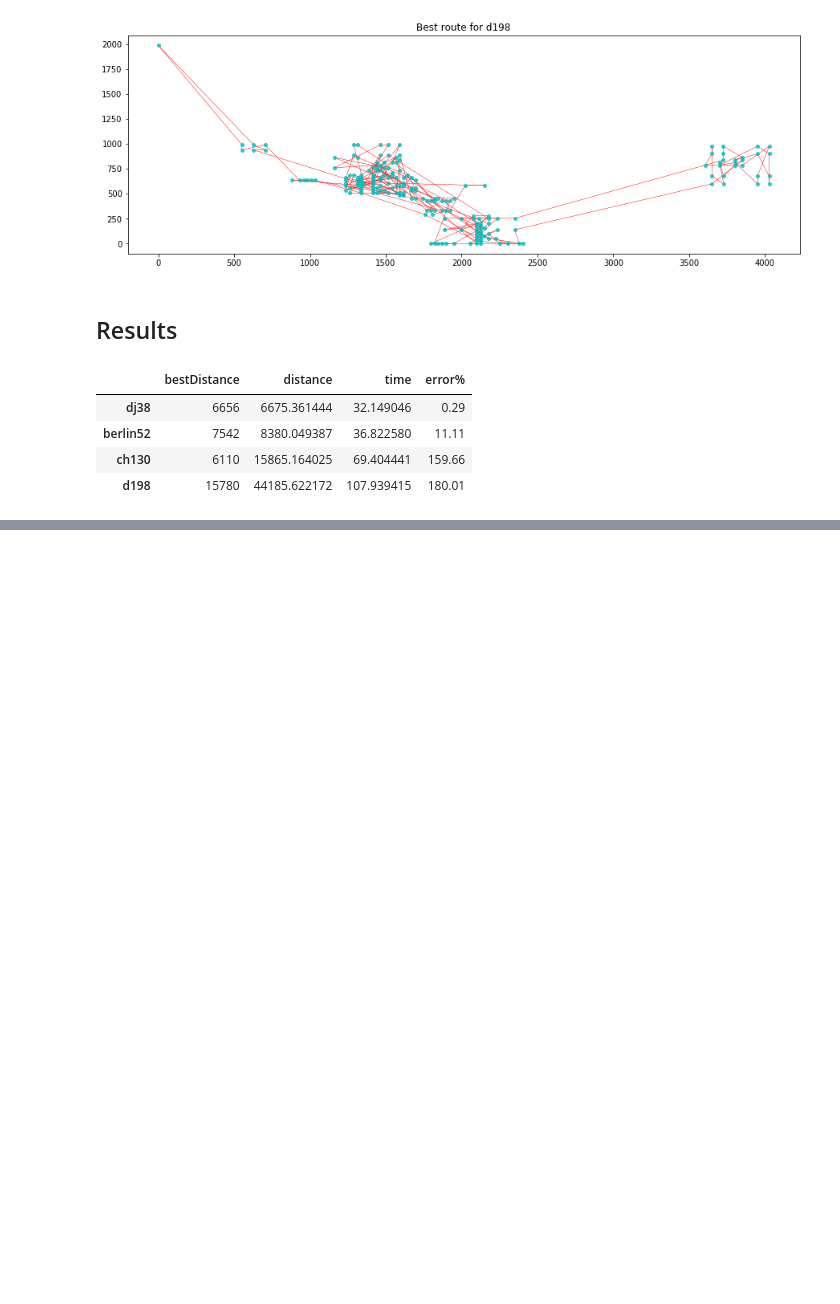
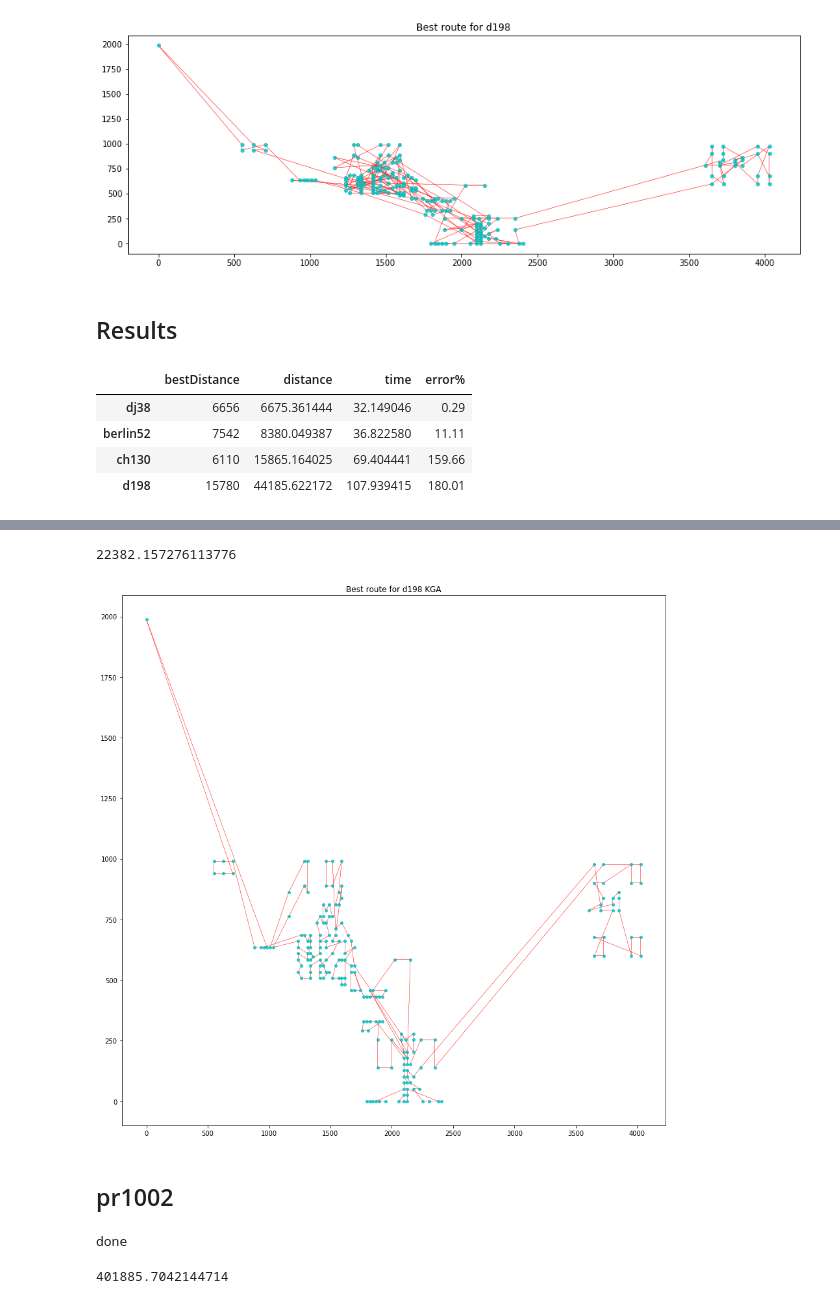
Before and after one commit to DBertazioli/Ant-Q-KGA, a Jupyter notebook: genomic/extended_try.ipynb, the cells around one changed output, grey strips where cells are left out. Cells and saved outputs as stored; diff of their text form; code cells hidden in the pictures; blank space fills up the shorter version.

```diff
--- a/genomic/extended_try.ipynb
+++ b/genomic/extended_try.ipynb
@@ -404,0 +643,8 @@ results
+# %%
+ordered_centroids = GenA(centroids,
+                         d_matrixCentroid,
+                         popSize = 100,
+                         selection = 'roulette-wheel',
+                         elite_n=25,
+                         mutation_r=0.01,
+                         n_of_gen = 100)[0]
@@ -404,0 +675,6 @@ results
+# %%
+obj = list_of_clusters(results)
+obj1 = []
+[obj1.append(obj[elem]) for elem in ordered_centroids]
+
+# obj1 = sorted(obj, key = operator.itemgetter(ordered_centroids))
@@ -404,0 +719,9 @@ results
+# %%
+Clusterd198 =  KGA(obj1,
+                  dm = d_matrix,
+                  popSize=100,
+                  selection='roulette-wheel',
+                  elite_n=25,
+                  mutation_r=0.01,
+                  n_of_gen=100,
+                  plot = False)
@@ -404,0 +765,15 @@ results
+# %%
+clu_start = Clusterd198[0]
+for i in range(1,len(Clusterd198)):
+    clu_start = join_cluster(clu_start,Clusterd198[i], d_matrix)
+# %%
+1/routeFitness(clu_start, d_matrix)
+# %% [output]
+22382.157276113776
+# %%
+rcParams['figure.figsize'] = 15,15
+plot(df_d198, clu_start, 'd198 KGA')
+# %% [output]
+[figure, added]
+# %% [markdown]
+## pr1002
@@ -404,0 +796,7 @@ results
+# %%
+obj = list_of_clusters(results)
+obj1 = []
+[obj1.append(obj[elem]) for elem in ordered_centroids]
+print('done')
+# %% [output]
+done
@@ -404,0 +816,4 @@ results
+# %%
+1/routeFitness(clu_start, d_matrix)
+# %% [output]
+401885.7042144714
```
Also changed, not shown: parts of 37 cells of this notebook, 1 other file.
